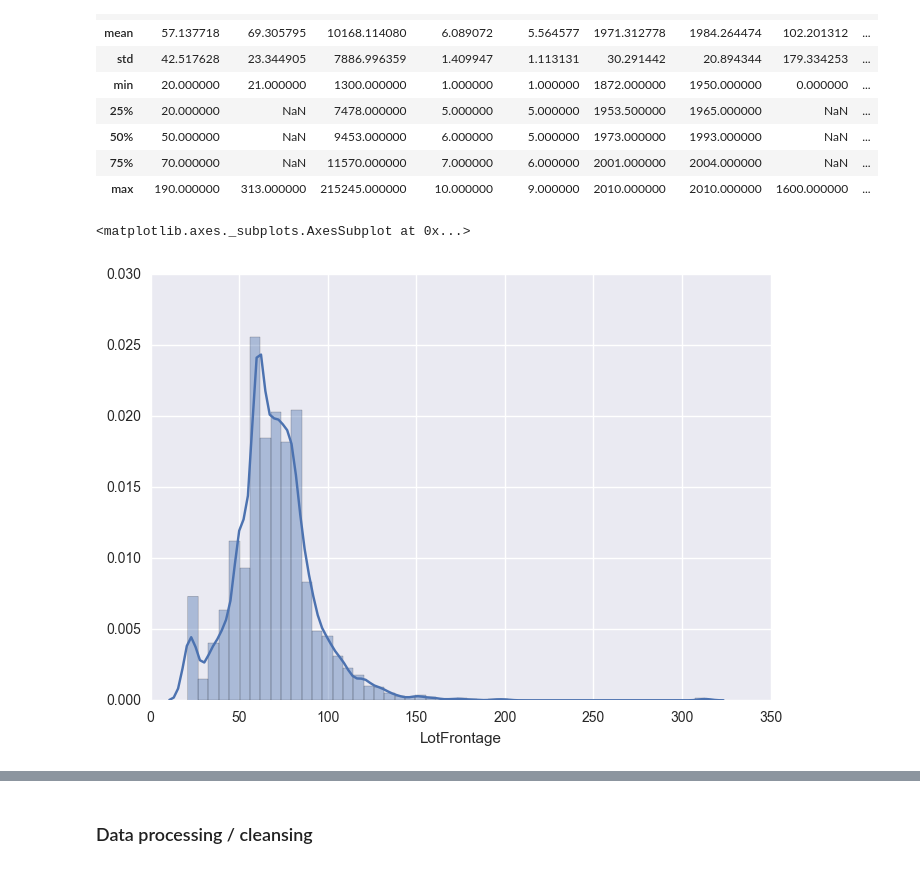
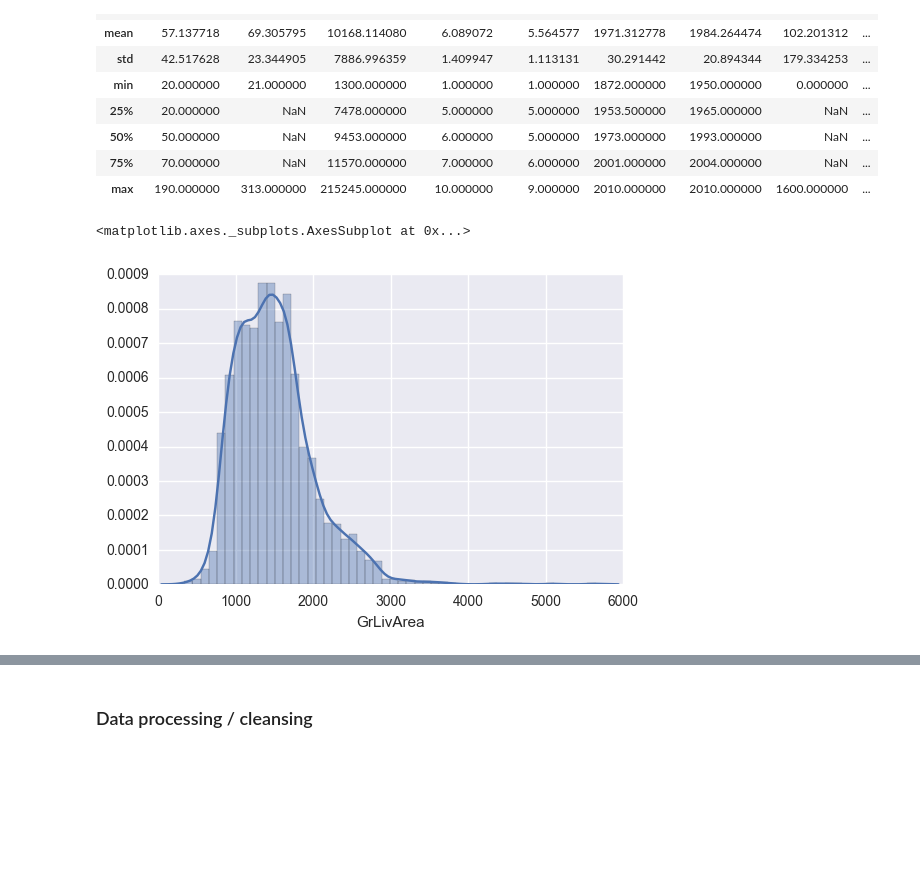
Before and after one commit to bshurick/kaggles, a Jupyter notebook: HousePrices/houseprices_nn.ipynb, the cells around one changed output, grey strips where cells are left out. Saved outputs shown, nothing was run; the diff lists cells and outputs as text; code cells hidden in the pictures; blank space fills up the shorter version.

```diff
--- a/HousePrices/houseprices_nn.ipynb
+++ b/HousePrices/houseprices_nn.ipynb
@@ -198,7 +199,7 @@ full.describe()
 | 75% | 70.000000 | NaN | 11570.000000 | 7.000000 | 6.000000 | 2001.000000 | 2004.000000 | NaN | ... |
 | max | 190.000000 | 313.000000 | 215245.000000 | 10.000000 | 9.000000 | 2010.000000 | 2010.000000 | 1600.000000 | ... |
 # %%
-sns.distplot(full.LotFrontage.dropna())
+sns.distplot(full.GrLivArea.dropna())
 # %% [output]
 <matplotlib.axes._subplots.AxesSubplot at 0x...>
-[figure, old version]
+[figure, new version]
```
Also changed, not shown: parts of 21 cells of this notebook.
